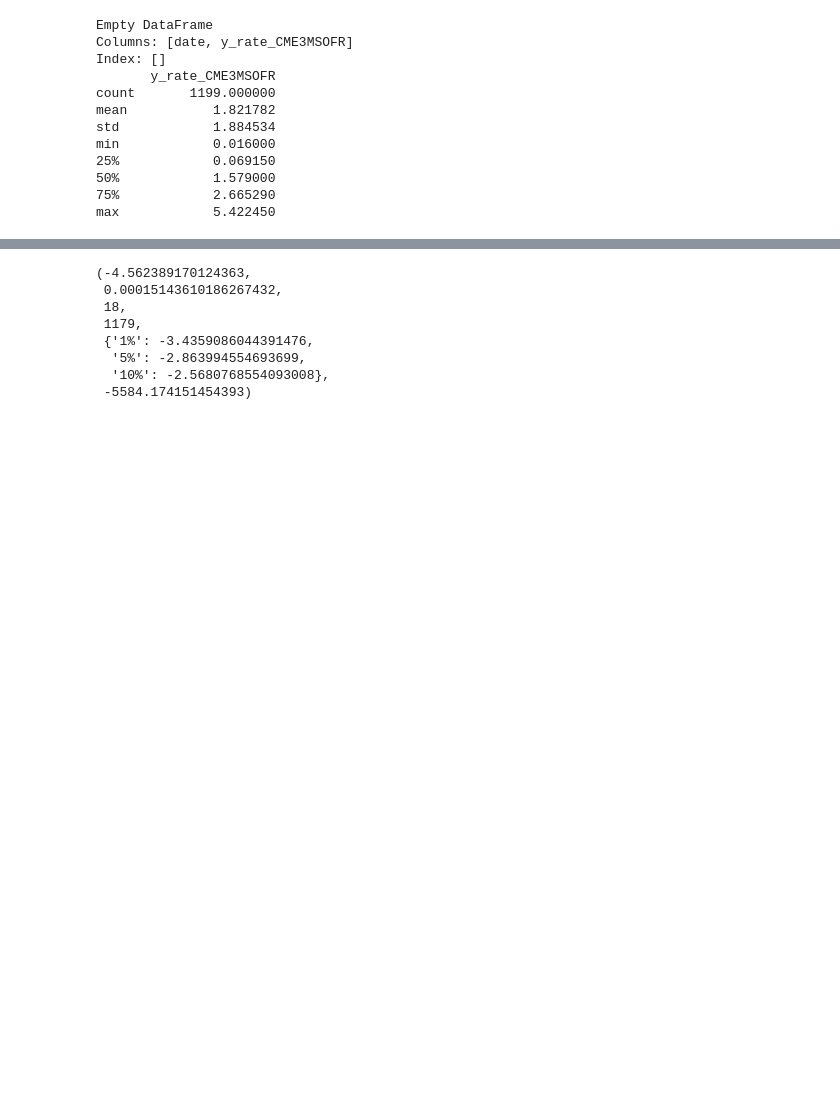
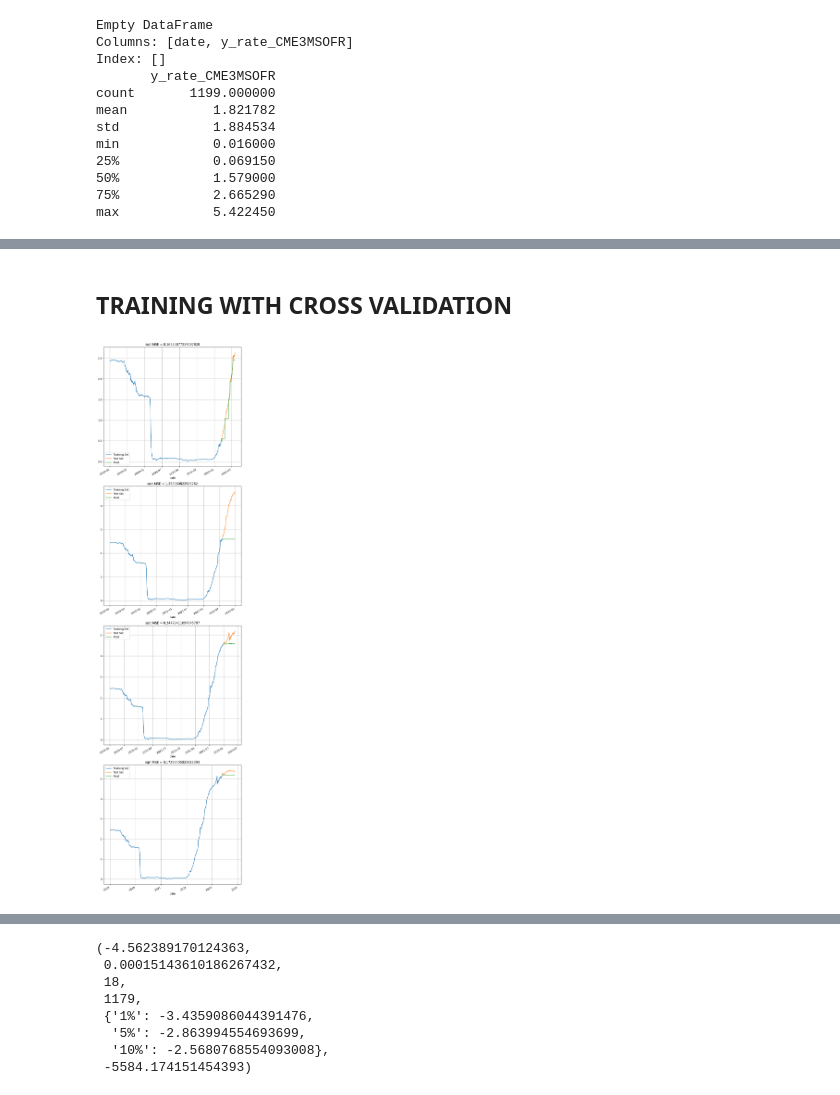
Before and after one commit to kilowiski/qf634_proj, a Jupyter notebook: code/634_jos_xgboost_simple.ipynb, the cells around one changed output, grey strips where cells are left out. Cells and saved outputs as stored; diff of their text form; code cells hidden in the pictures; blank space fills up the shorter version.

Commit message:
use tss , cross validation

```diff
--- a/code/634_jos_xgboost_simple.ipynb
+++ b/code/634_jos_xgboost_simple.ipynb
@@ -203,0 +261,9 @@ plt.grid()
+# %%
+def add_lags(df, shiftrate):
+    # target_map = df["y_rate_CME3MSOFR"].to_dict(
+    for x in to_shift:
+        df[f"{x}_lag"] = df[x].shift(shiftrate)
+    return df
+# %%
+df = add_lags(df_concat, 1)
+df.head(10)
@@ -203,0 +289,69 @@ plt.grid()
+# %% [markdown]
+## TRAINING WITH CROSS VALIDATION ##
+# %%
+split = 4
+test_count = 100
+tss = TimeSeriesSplit(n_splits=split, test_size=test_count)
+df = df.sort_index()
+# %%
+fold = 0
+preds = []
+scores = []
+fig, ax = plt.subplots(split, figsize=(8, 30))
+for train_idx, val_idx in tss.split(df):
+    train = df.iloc[train_idx]
+    test = df.iloc[val_idx]
+
+    train = create_features(train)
+    test = create_features(test)
+
+    FEATURES = [
+        "y_rate_CME3MSOFR_lag",
+        "x_price_3MSOFRFuture_lag",
+        "x_rate_USTbill3M_lag",
+        "x_mid_USD3MOIS_lag",
+    ]
+    TARGET = "y_rate_CME3MSOFR"
+
+    X_train = train[FEATURES]
+    y_train = train[TARGET]
+
+    X_test = test[FEATURES]
+    y_test = test[TARGET]
+    """
+    reg = xgb.XGBRegressor(
+        base_score=0.5,
+        booster="gbtree",
+        n_estimators=1000,
+        early_stopping_rounds=50,
+        objective="reg:linear",
+        max_depth=3,
+        learning_rate=0.01,
+    )
+    """
+    # reg.fit(
+    #    X_train, y_train, eval_set=[(X_train, y_train), (X_test, y_test)], verbose=100
+    # )
+    reg = xgb.XGBRegressor(n_estimators=10000)
+    reg.fit(
+        X_train, y_train, eval_set=[(X_train, y_train), (X_test, y_test)], verbose=False
+    )
+    y_pred = reg.predict(X_test)
+    y_train.plot(ax=ax[fold], label="Training Set")
+    y_test.plot(ax=ax[fold], label="Test Set")
+
+    df_y_pred = pd.DataFrame(y_pred, index=y_test.index, columns=["Pred"])
+    df_y_pred.plot(ax=ax[fold])
+    ax[fold].legend()
+
+    preds.append(y_pred)
+    score = np.sqrt(mean_squared_error(y_test, y_pred))
+    scores.append(score)
+    ax[fold].set_title(f"sqrt MSE = {score}")
+    ax[fold].grid()
+
+    fold += 1
+fig.tight_layout()
+plt.show()
+# %% [output]
+[figure, added]
```
Also changed, not shown: parts of 27 cells of this notebook.
